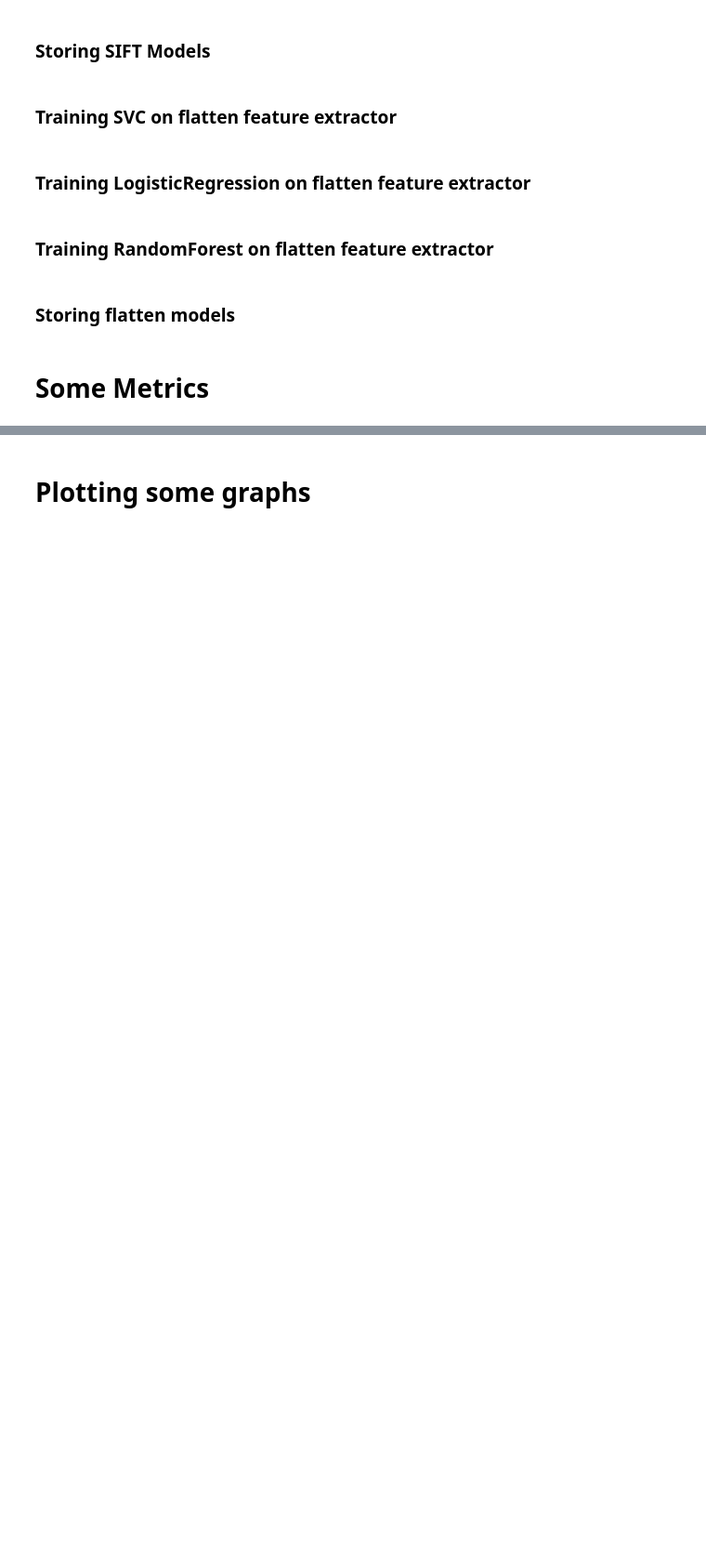
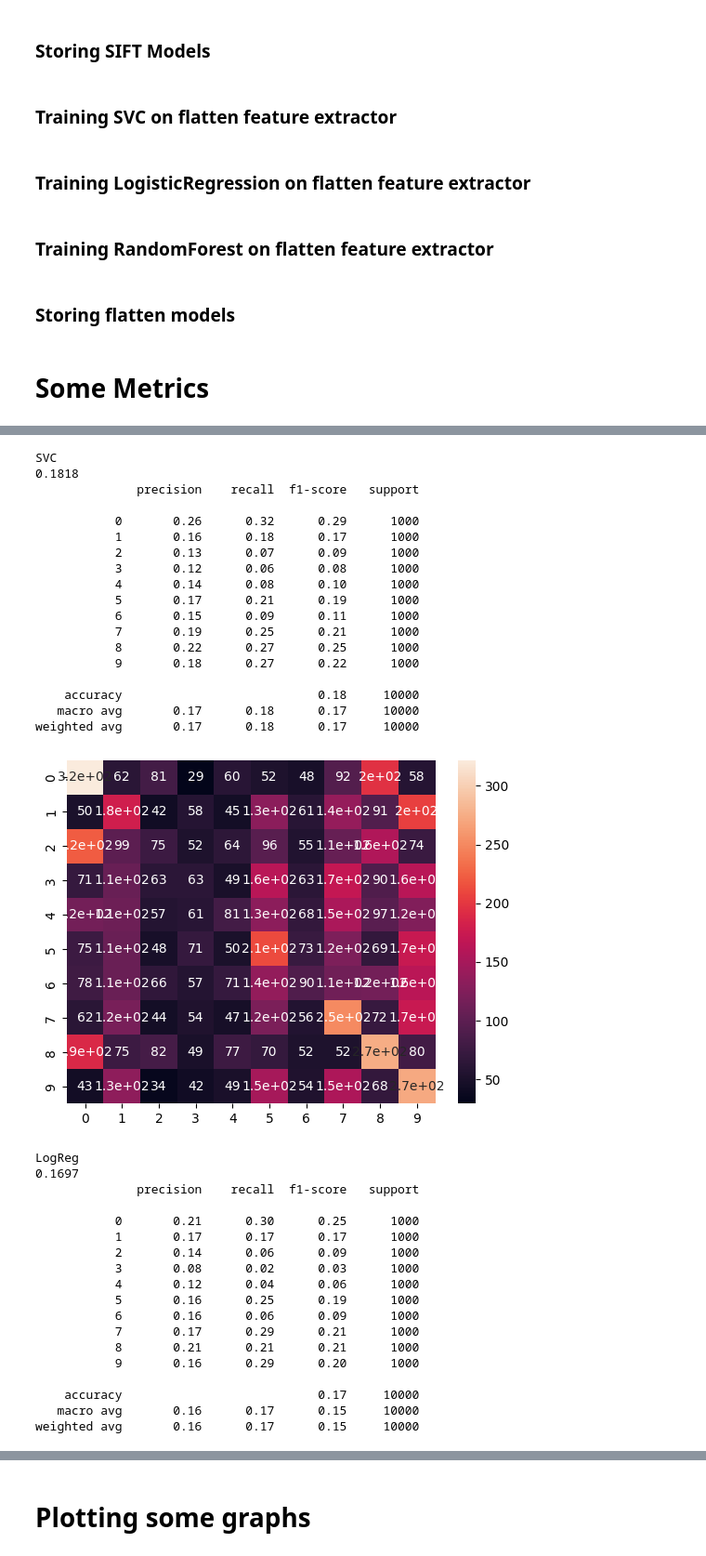
Before and after one commit to HeyMaui/MLRF_PROJECT, a Jupyter notebook: notebooks/demo.ipynb, the cells around one changed output, grey strips where cells are left out. Shown at 93% size. Saved outputs shown, nothing was run; the diff lists cells and outputs as text; code cells hidden in the pictures; blank space fills up the shorter version.

```diff
--- a/notebooks/demo.ipynb
+++ b/notebooks/demo.ipynb
@@ -155,6 +207,47 @@ weighted avg       0.52      0.52      0.52     10000
 # %%
 for model, name in zip(SIFT_models, ['SVC', 'LogReg', 'RandomForest']):
-    print(model)
+    print(name)
     y_pred = model.predict(feature_extractor_SIFT.test_descriptors)
     print(accuracy_score(data_getter.test_labels, y_pred))
     print(classification_report(data_getter.test_labels, y_pred))
+    conf_matrix = confusion_matrix(data_getter.test_labels, y_pred)
+    sns.heatmap(conf_matrix, annot=True)
+    plt.show()
+# %% [output]
+SVC
+0.1818
+              precision    recall  f1-score   support
+
+           0       0.26      0.32      0.29      1000
+           1       0.16      0.18      0.17      1000
+           2       0.13      0.07      0.09      1000
+           3       0.12      0.06      0.08      1000
+           4       0.14      0.08      0.10      1000
+           5       0.17      0.21      0.19      1000
+           6       0.15      0.09      0.11      1000
+           7       0.19      0.25      0.21      1000
+           8       0.22      0.27      0.25      1000
+           9       0.18      0.27      0.22      1000
+
+    accuracy                           0.18     10000
+   macro avg       0.17      0.18      0.17     10000
+weighted avg       0.17      0.18      0.17     10000
+[figure, added]
+LogReg
+0.1697
+              precision    recall  f1-score   support
+
+           0       0.21      0.30      0.25      1000
+           1       0.17      0.17      0.17      1000
+           2       0.14      0.06      0.09      1000
+           3       0.08      0.02      0.03      1000
+           4       0.12      0.04      0.06      1000
+           5       0.16      0.25      0.19      1000
+           6       0.16      0.06      0.09      1000
+           7       0.17      0.29      0.21      1000
+           8       0.21      0.21      0.21      1000
+           9       0.16      0.29      0.20      1000
+
+    accuracy                           0.17     10000
+   macro avg       0.16      0.17      0.15     10000
+weighted avg       0.16      0.17      0.15     10000
```
Also changed, not shown: parts of 17 cells of this notebook, 6 other files.
